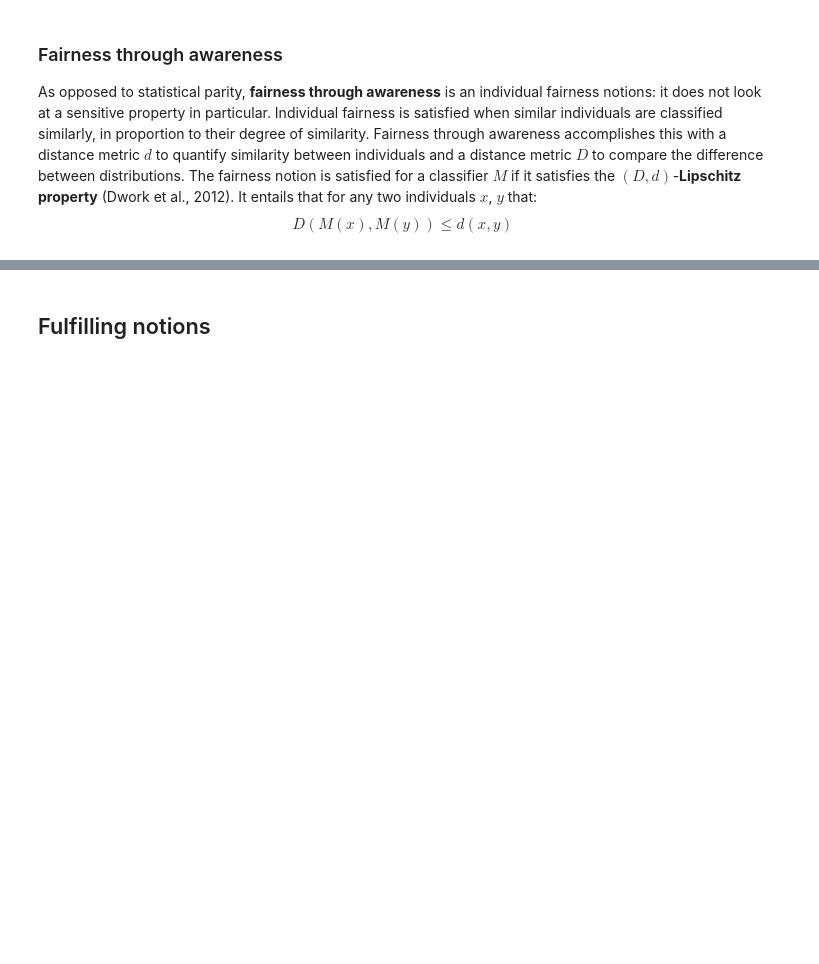
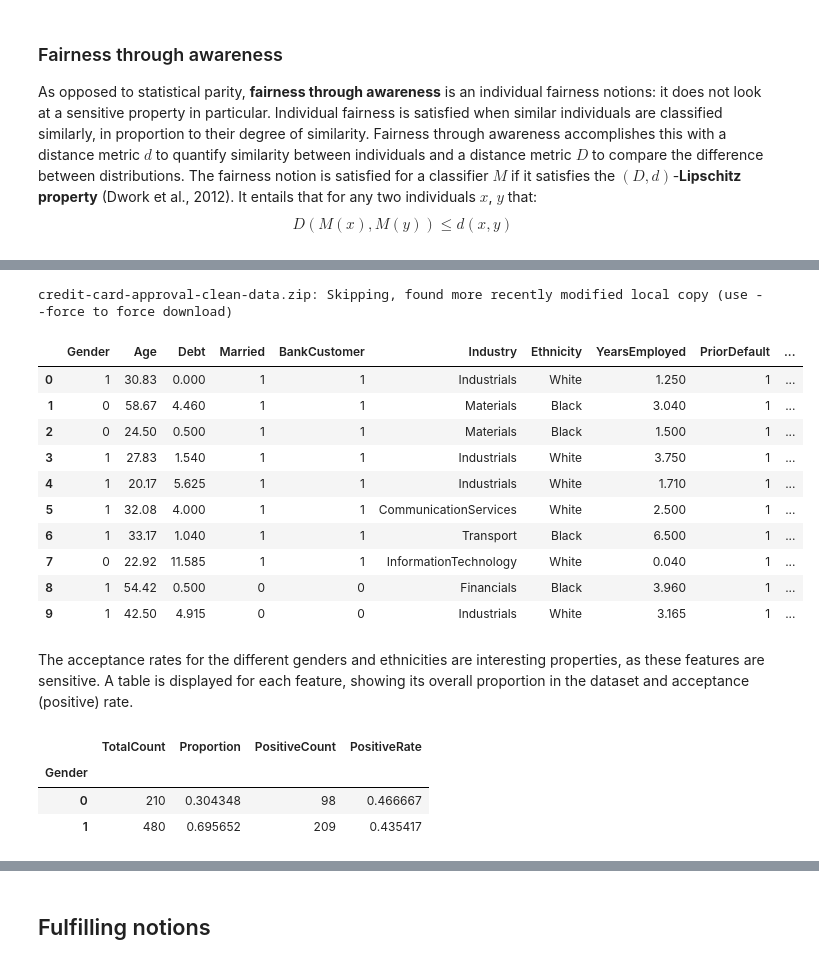
Before and after one commit to lucavella/SFML-project, a Jupyter notebook: luca_project.ipynb, the cells around one changed output, grey strips where cells are left out. Cells and saved outputs as stored; diff of their text form; code cells hidden in the pictures; blank space fills up the shorter version.

```diff
--- a/luca_project.ipynb
+++ b/luca_project.ipynb
@@ -77,0 +73,21 @@ vehicle-insurance-customer-data.zip: Skipping, found more recently modified loca
+# %%
+!kaggle datasets download -p data samuelcortinhas/credit-card-approval-clean-data
+
+credit_zip = ZipFile('data/credit-card-approval-clean-data.zip')
+credit_df = pd.read_csv(credit_zip.open('clean_dataset.csv'))
+credit_df.head(10)
+# %% [output]
+credit-card-approval-clean-data.zip: Skipping, found more recently modified local copy (use --force to force download)
+|  | Gender | Age | Debt | Married | BankCustomer | Industry | Ethnicity | YearsEmployed | PriorDefault | ... |
+| 0 | 1 | 30.83 | 0.000 | 1 | 1 | Industrials | White | 1.250 | 1 | ... |
+| 1 | 0 | 58.67 | 4.460 | 1 | 1 | Materials | Black | 3.040 | 1 | ... |
+| 2 | 0 | 24.50 | 0.500 | 1 | 1 | Materials | Black | 1.500 | 1 | ... |
+| 3 | 1 | 27.83 | 1.540 | 1 | 1 | Industrials | White | 3.750 | 1 | ... |
+| 4 | 1 | 20.17 | 5.625 | 1 | 1 | Industrials | White | 1.710 | 1 | ... |
+| 5 | 1 | 32.08 | 4.000 | 1 | 1 | CommunicationServices | White | 2.500 | 1 | ... |
+| 6 | 1 | 33.17 | 1.040 | 1 | 1 | Transport | Black | 6.500 | 1 | ... |
+| 7 | 0 | 22.92 | 11.585 | 1 | 1 | InformationTechnology | White | 0.040 | 1 | ... |
+| 8 | 1 | 54.42 | 0.500 | 0 | 0 | Financials | Black | 3.960 | 1 | ... |
+| 9 | 1 | 42.50 | 4.915 | 0 | 0 | Industrials | White | 3.165 | 1 | ... |
+# %% [markdown]
+The acceptance rates for the different genders and ethnicities are interesting properties, as these features are sensitive. A table is displayed for each feature, showing its overall proportion in the dataset and acceptance (positive) rate.
@@ -77,0 +104,7 @@ vehicle-insurance-customer-data.zip: Skipping, found more recently modified loca
+# %%
+sensitive_rate_df(credit_df, 'Gender', 'Approved', 1)
+# %% [output]
+|  | TotalCount | Proportion | PositiveCount | PositiveRate |
+| Gender |  |  |  |  |
+| 0 | 210 | 0.304348 | 98 | 0.466667 |
+| 1 | 480 | 0.695652 | 209 | 0.435417 |
```
Also changed, not shown: parts of 16 cells of this notebook, 2 other files.
